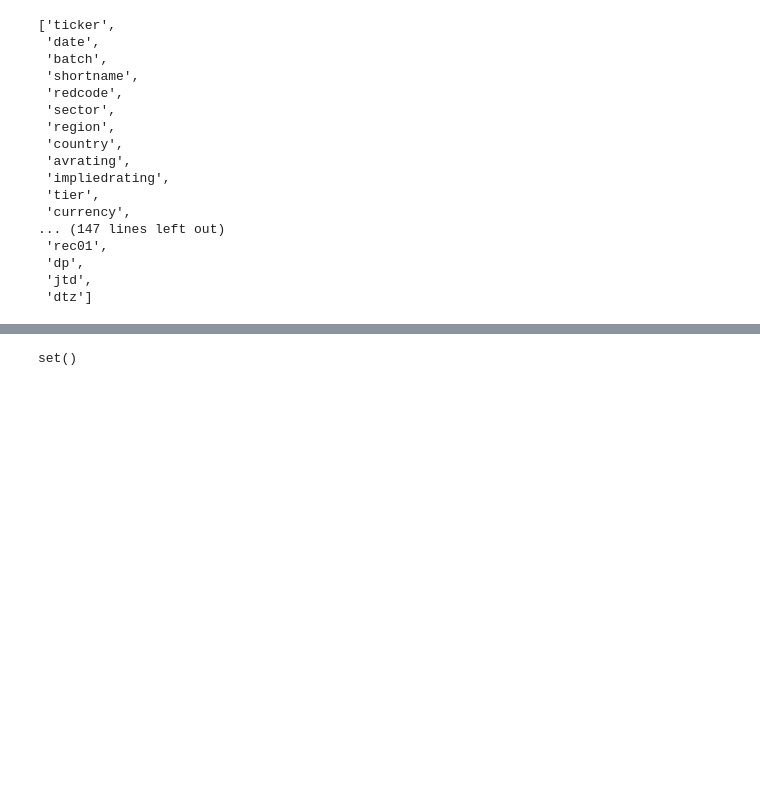
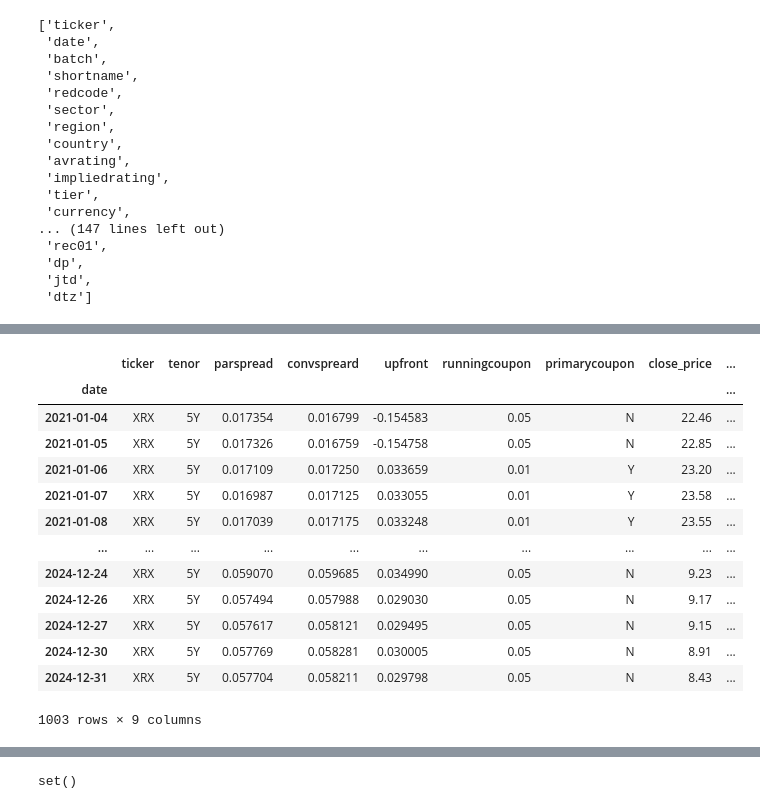
Before and after one commit to youngyicheng/credit_research, a Jupyter notebook: demo.ipynb, the cells around one changed output, grey strips where cells are left out. Cells and saved outputs as stored; diff of their text form; code cells hidden in the pictures; blank space fills up the shorter version.

```diff
--- a/demo.ipynb
+++ b/demo.ipynb
@@ -78,0 +65,33 @@ a.columns.tolist()
+# %%
+def read_financial_data(field_name, table_name ,start_date, end_date):
+    """
+    Read financial data from DolphinDB database.
+
+    Args:
+        field_name (str): The name of the field to read.
+        start_date (str): The start date of the data to read.
+        end_date (str): The end date of the data to read.
+
+    Returns:
+    """
+    data = DailyReader(rf'sp_financials_{table_name}').get_data(field_name, column_type='tradingitemid').loc[start_date:end_date]
+    return data
+# %%
+long_term_debt = read_financial_data('financials_1049_ytd', 'ytd', '2020-01-01', '2025-01-01')
+current_asset = read_financial_data('financials_1008_ytd', 'ytd', '2020-01-01', '2025-01-01')
+ratio = read_financial_data('financials_43901_ytd', 'ytd', '2020-01-01', '2025-01-01')
+shares = read_financial_data('financials_1070_ytd', 'ytd', '2020-01-01', '2025-01-01')
+short_term_debt = current_asset / ratio
+financial_debt = long_term_debt + short_term_debt
+financial_debt_ratio = financial_debt / shares
+# %%
+close = DailyReader('sp_stock_daily_2010').get_data('close')
+close_ticker = transform_column_type(df = close, column_type='ticker')
+financial_debt_ratio = transform_column_type(df = financial_debt_ratio, column_type='ticker')
+df_use.index = pd.to_datetime(df_use.index)
+
+# 使用reindex替代loc，自动处理缺失索引
+close_ticker_aligned = close_ticker.reindex(df_use.index)
+financial_debt_aligned = financial_debt_ratio.reindex(df_use.index)
+close_ticker_aligned['XRX'].name = 'close_price'
+financial_debt_aligned['XRX'].name = 'financial_debt_ratio'
@@ -78,0 +115,19 @@ a.columns.tolist()
+# %%
+df = pd.concat([df_use,close_ticker_aligned['XRX'],financial_debt_aligned['XRX']],axis=1).dropna()
+# %%
+df
+# %% [output]
+|  | ticker | tenor | parspread | convspreard | upfront | runningcoupon | primarycoupon | close_price | ... |
+| date |  |  |  |  |  |  |  |  | ... |
+| 2021-01-04 | XRX | 5Y | 0.017354 | 0.016799 | -0.154583 | 0.05 | N | 22.46 | ... |
+| 2021-01-05 | XRX | 5Y | 0.017326 | 0.016759 | -0.154758 | 0.05 | N | 22.85 | ... |
+| 2021-01-06 | XRX | 5Y | 0.017109 | 0.017250 | 0.033659 | 0.01 | Y | 23.20 | ... |
+| 2021-01-07 | XRX | 5Y | 0.016987 | 0.017125 | 0.033055 | 0.01 | Y | 23.58 | ... |
+| 2021-01-08 | XRX | 5Y | 0.017039 | 0.017175 | 0.033248 | 0.01 | Y | 23.55 | ... |
+| ... | ... | ... | ... | ... | ... | ... | ... | ... | ... |
+| 2024-12-24 | XRX | 5Y | 0.059070 | 0.059685 | 0.034990 | 0.05 | N | 9.23 | ... |
+| 2024-12-26 | XRX | 5Y | 0.057494 | 0.057988 | 0.029030 | 0.05 | N | 9.17 | ... |
+| 2024-12-27 | XRX | 5Y | 0.057617 | 0.058121 | 0.029495 | 0.05 | N | 9.15 | ... |
+| 2024-12-30 | XRX | 5Y | 0.057769 | 0.058281 | 0.030005 | 0.05 | N | 8.91 | ... |
+| 2024-12-31 | XRX | 5Y | 0.057704 | 0.058211 | 0.029798 | 0.05 | N | 8.43 | ... |
+1003 rows × 9 columns
```
Also changed, not shown: parts of 14 cells of this notebook, 8 other files.
